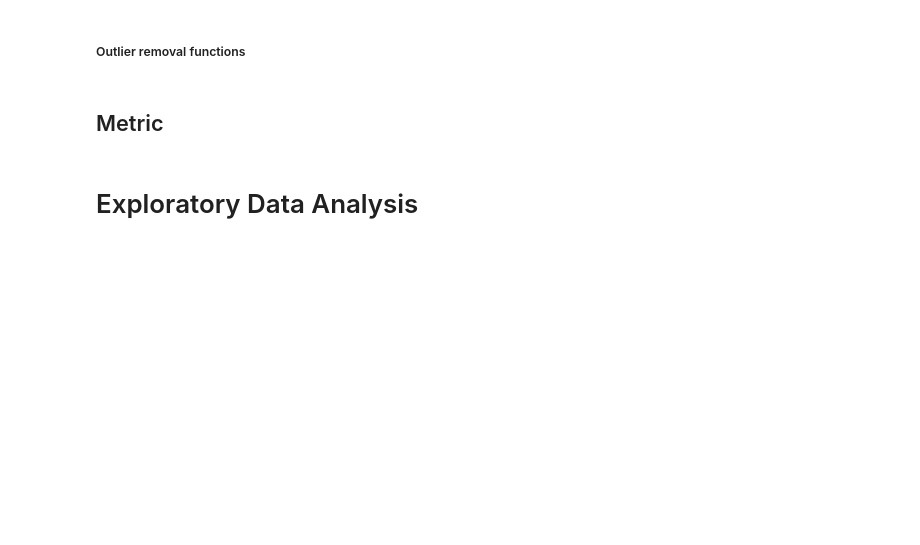
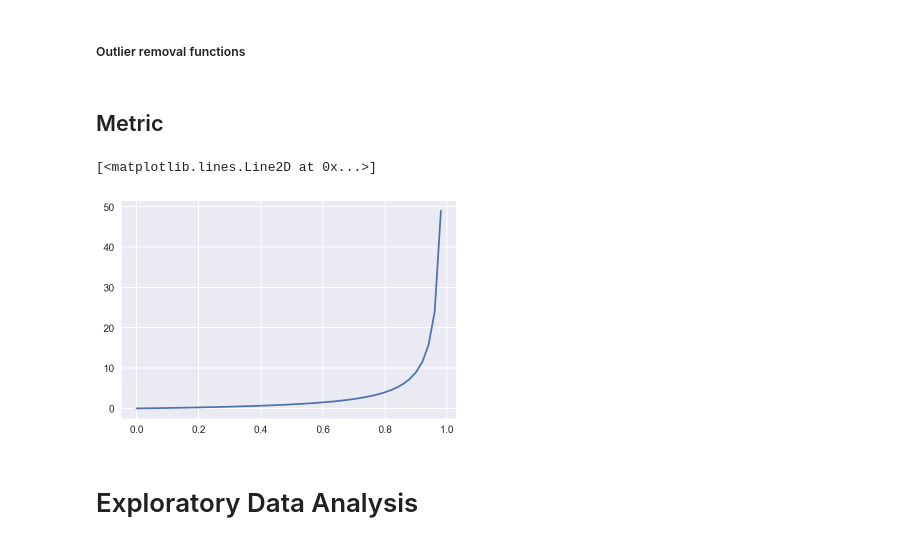
Before and after one commit to mdlynch37/kaggle-rental-interest, a Jupyter notebook: Executable/Main.ipynb, the cells around one changed output. Drawn from its saved outputs; the diff is of its cells as text; code cells hidden in the pictures; blank space fills up the shorter version.

```diff
--- a/Executable/Main.ipynb
+++ b/Executable/Main.ipynb
@@ -162,6 +190,13 @@ from preprocessing import *
 from eda_plots import *
 # %% [markdown]
 ## Metric
+# %%
+f = lambda x: x/(1-x)
+y = np.linspace(0, 1, endpoint=False)
+plt.plot(y, f(y))
+# %% [output]
+[<matplotlib.lines.Line2D at 0x...>]
+[figure, added]
 # %% [markdown]
 # Exploratory Data Analysis
 # %%
```
Also changed, not shown: parts of 24 cells of this notebook.
